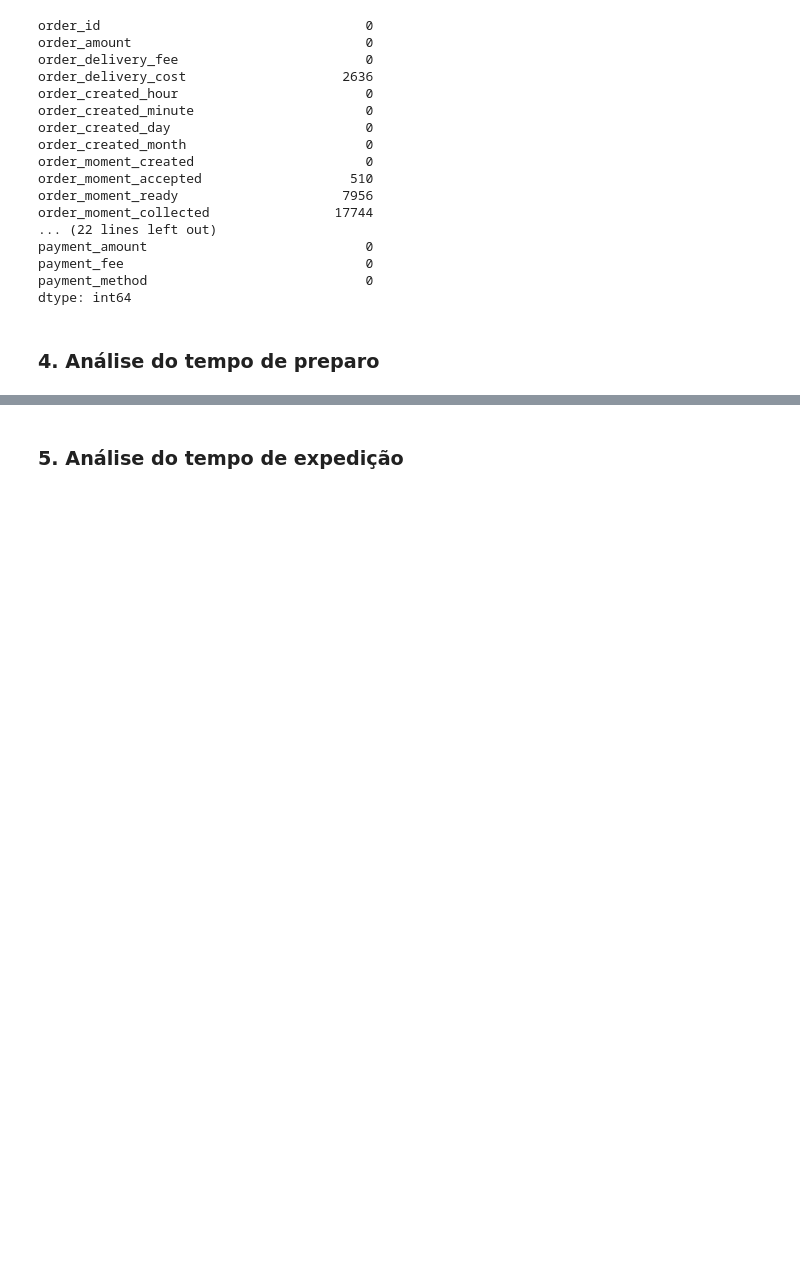
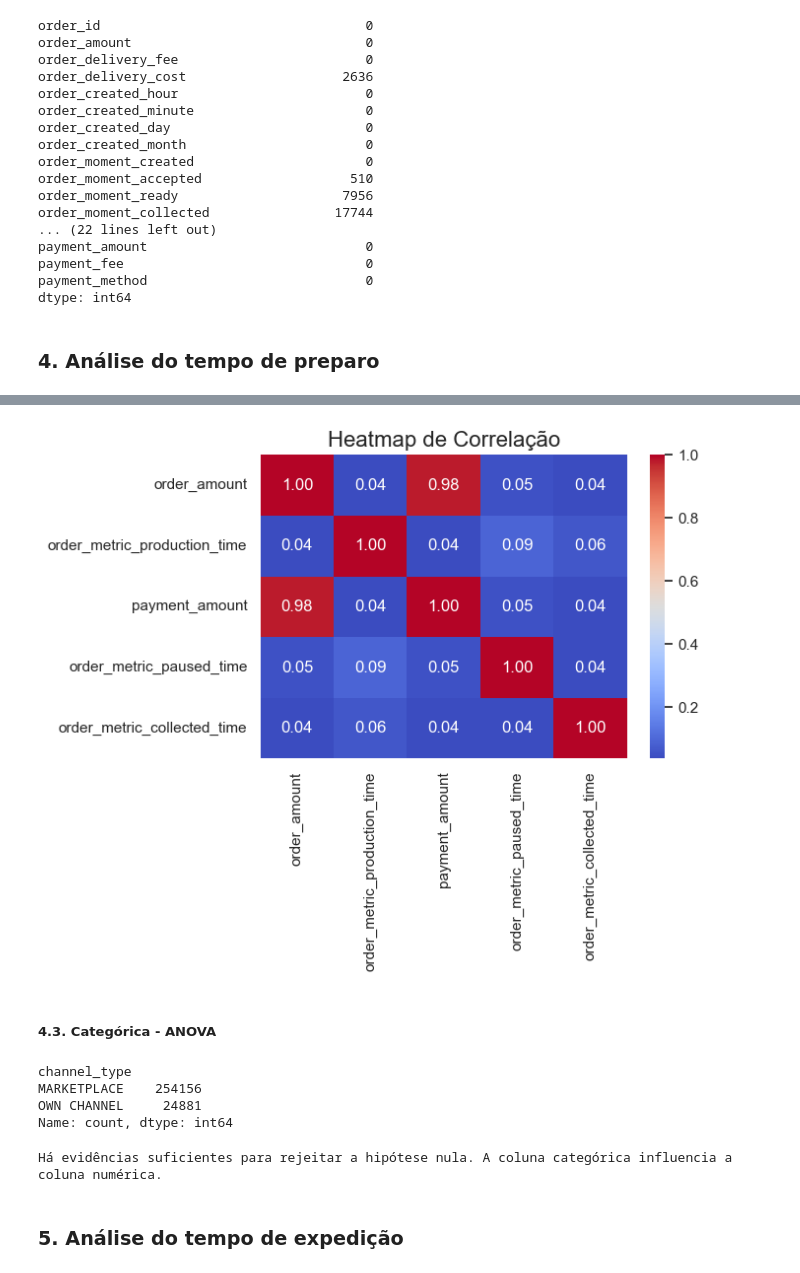
Before and after one commit to PedroMatusita/Previsao, a Jupyter notebook: julia.ipynb, the cells around one changed output, grey strips where cells are left out. Saved outputs shown, nothing was run; the diff lists cells and outputs as text; code cells hidden in the pictures; blank space fills up the shorter version.

```diff
--- a/julia.ipynb
+++ b/julia.ipynb
@@ -114,0 +177,2 @@ PROCEDIMENTO
+# %%
+df_preparo = df.dropna(subset=['order_metric_production_time'])
@@ -114,0 +231,5 @@ PROCEDIMENTO
+# %%
+df_preparo['order_metric_paused_time'].fillna(0, inplace=True)
+df_preparo['order_metric_collected_time'].fillna(0, inplace=True)
+df_preparo['order_amount'].fillna(0, inplace=True)
+df_preparo['payment_amount'].fillna(0, inplace=True)
@@ -115,3 +254,37 @@ PROCEDIMENTO
+# %%
+sns.set(style="white")
+plt.figure(figsize=(6, 4))
+heatmap = sns.heatmap(df_preparo[['order_amount', 'order_metric_production_time', 'payment_amount', 'order_metric_paused_time', 'order_metric_collected_time']].corr(), annot=True, cmap="coolwarm", fmt=".2f")
+heatmap.set_title('Heatmap de Correlação', fontsize=16)
+plt.show()
+# %% [output]
+[figure, added]
+# %% [markdown]
+##### 4.3. Categórica - ANOVA
+# %%
+df_preparo['channel_type'].value_counts()
+# %% [output]
+channel_type
+MARKETPLACE    254156
+OWN CHANNEL     24881
+Name: count, dtype: int64
+# %%
+from scipy.stats import f_oneway
+
+# Suponha que 'categoria' é a coluna categórica e 'numerico' é a coluna numérica
+MARKETPLACE = df_preparo[df_preparo['channel_type'] == 'MARKETPLACE']['order_metric_production_time']
+OWNCHANNEL = df_preparo[df_preparo['channel_type'] == 'OWN CHANNEL']['order_metric_production_time']
+
+# Executar ANOVA
+stat, p_valor = f_oneway(MARKETPLACE, OWNCHANNEL)
+
+# Interpretar o resultado
+if p_valor < 0.05:
+    print("Há evidências suficientes para rejeitar a hipótese nula. A coluna categórica influencia a coluna numérica.")
+else:
+    print("Não há evidências suficientes para rejeitar a hipótese nula. A coluna categórica não influencia a coluna numérica.")
+# %% [output]
+Há evidências suficientes para rejeitar a hipótese nula. A coluna categórica influencia a coluna numérica.
 # %% [markdown]
 ### 5. Análise do tempo de expedição
 # %%
```
Also changed, not shown: parts of 20 cells of this notebook.
